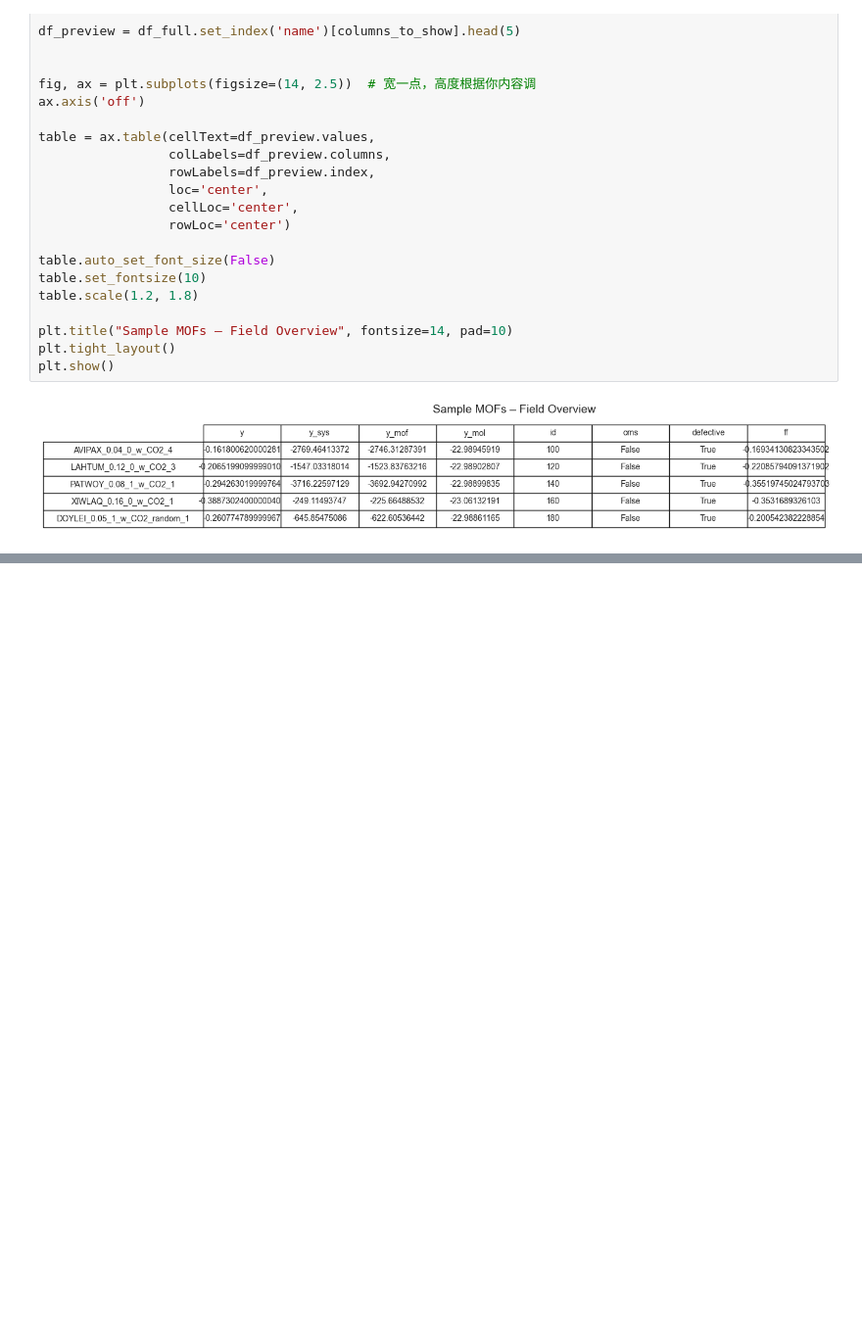
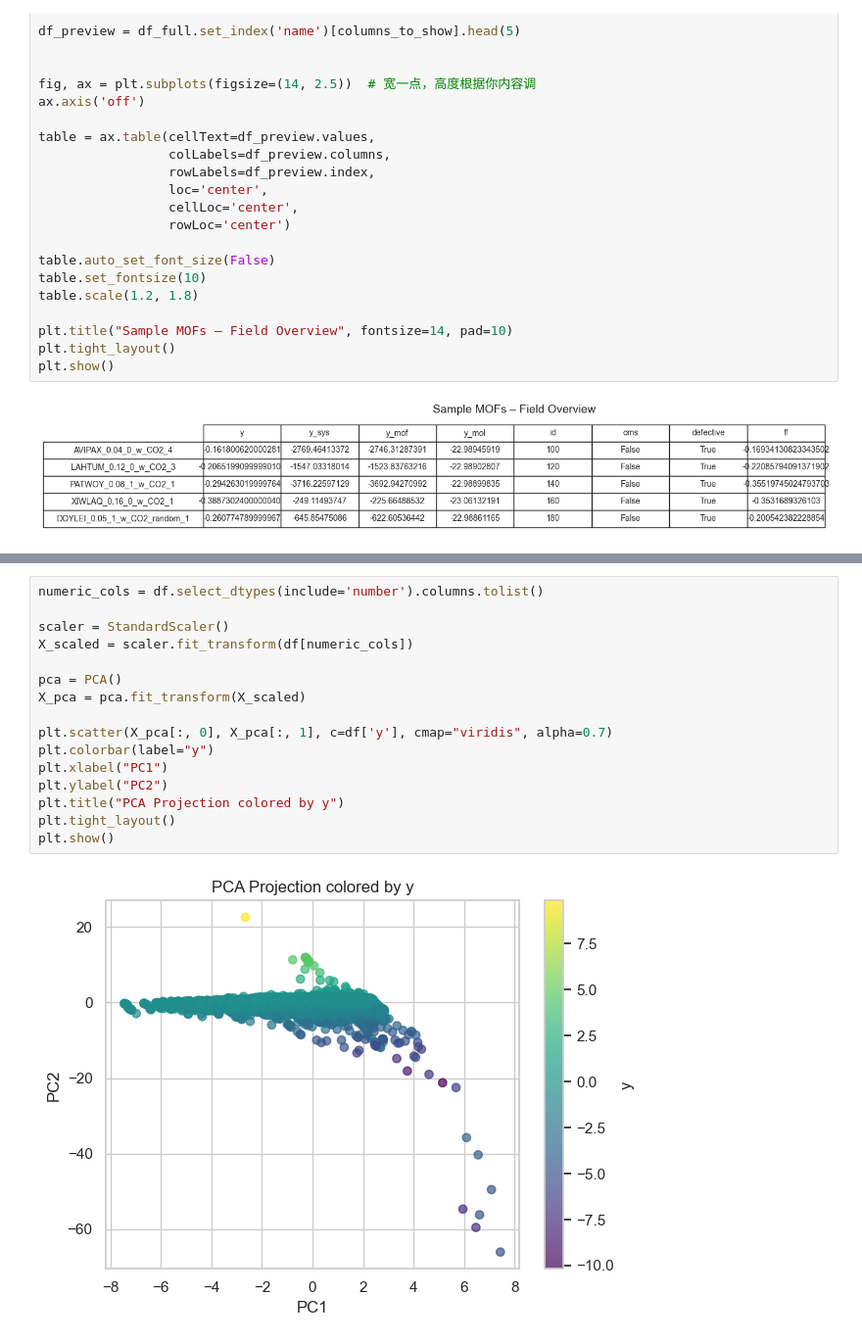
Before and after one commit to viewyan/DAC23, a Jupyter notebook: MOF_FeatureExploration_with_oms&ml.ipynb, the cells around one changed output, grey strips where cells are left out. Shown at 98% size. Cells and saved outputs as stored; diff of their text form; blank space fills up the shorter version.

```diff
--- a/notebook2.ipynb
+++ b/MOF_FeatureExploration_with_oms&ml.ipynb
@@ -171,3 +169,21 @@ plt.tight_layout()
 plt.show()
 # %% [output]
 [figure]
+# %%
+numeric_cols = df.select_dtypes(include='number').columns.tolist()
+
+scaler = StandardScaler()
+X_scaled = scaler.fit_transform(df[numeric_cols])
+
+pca = PCA()
+X_pca = pca.fit_transform(X_scaled)
+
+plt.scatter(X_pca[:, 0], X_pca[:, 1], c=df['y'], cmap="viridis", alpha=0.7)
+plt.colorbar(label="y")
+plt.xlabel("PC1")
+plt.ylabel("PC2")
+plt.title("PCA Projection colored by y")
+plt.tight_layout()
+plt.show()
+# %% [output]
+[figure, added]
```
Also changed, not shown: parts of 10 cells of this notebook.
